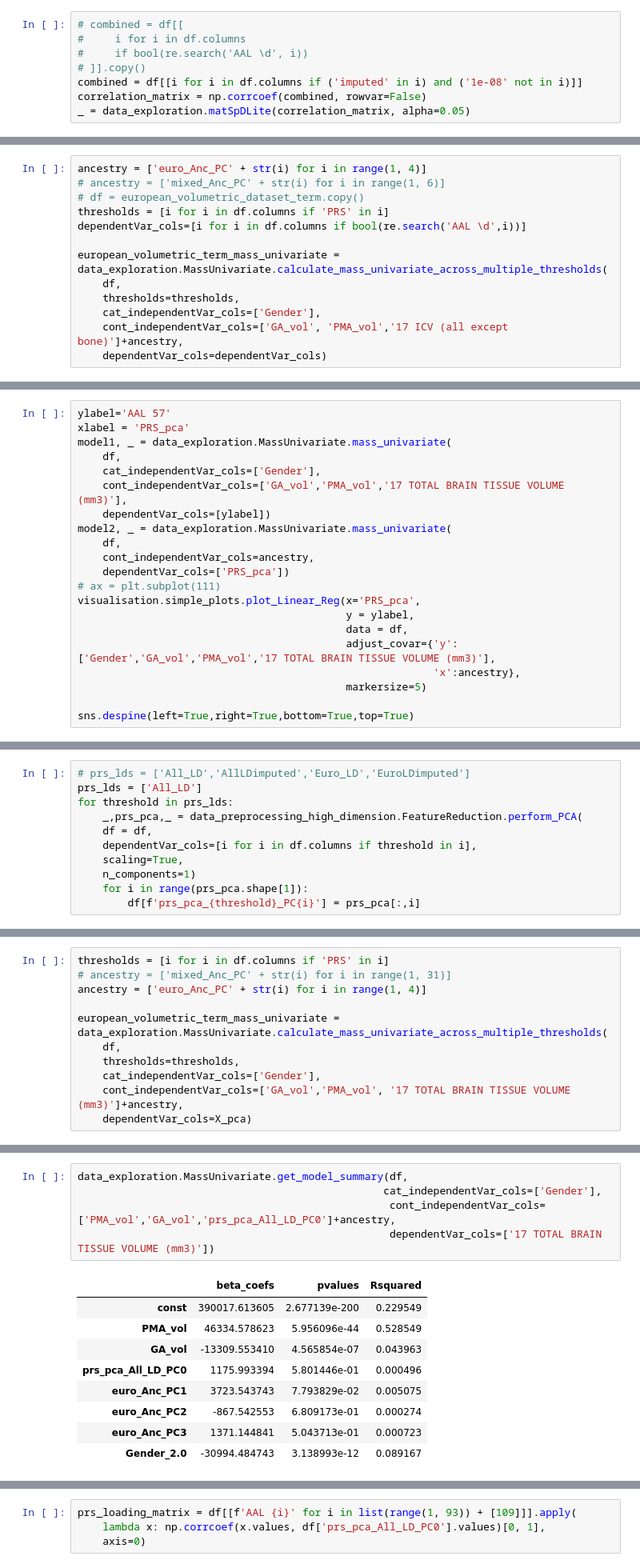
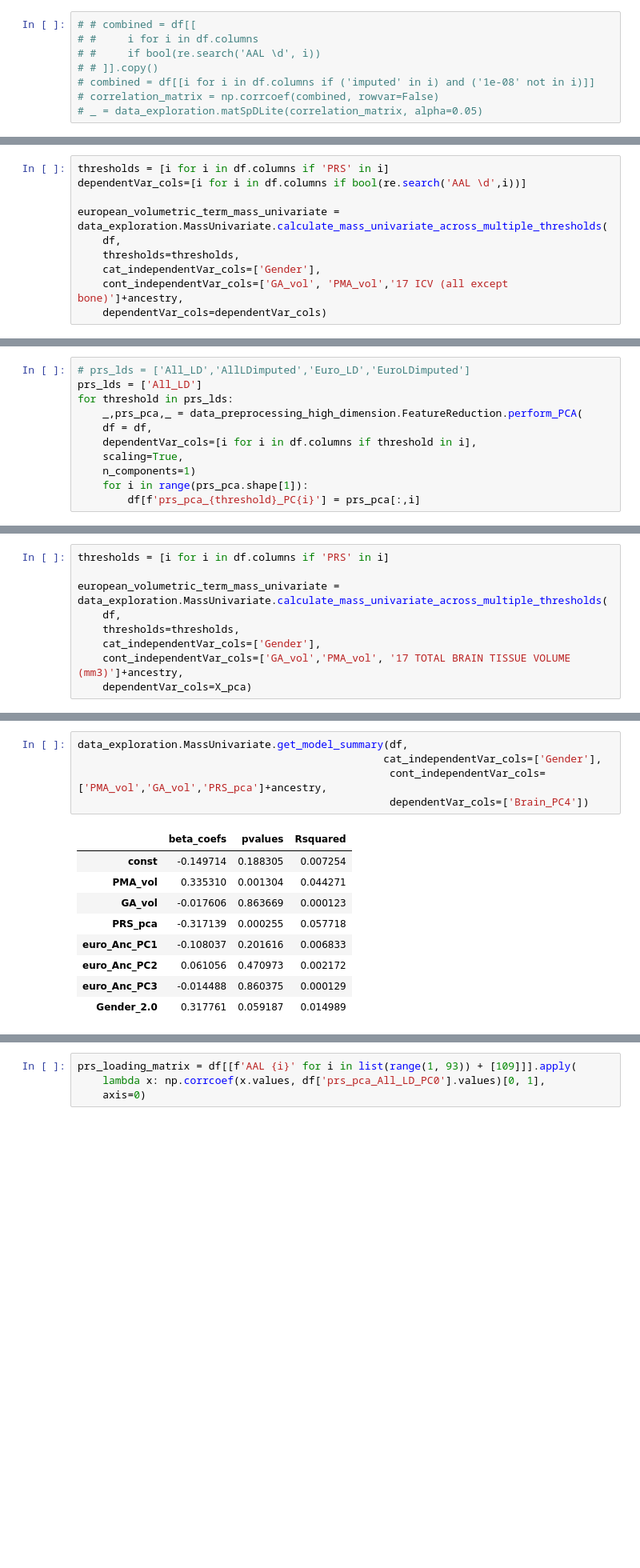
Before and after one commit to lehai-ml/dHCP_genetics, a Jupyter notebook: notebook_results/asd/2_1_ASD_dHCP_volumetric_dataset.ipynb, the cells around one changed output, grey strips where cells are left out. Shown at 80% size. Saved outputs shown, nothing was run; the diff lists cells and outputs as text; blank space fills up the shorter version.

```diff
--- a/notebook_results/asd/2_1_ASD_dHCP_volumetric_dataset.ipynb
+++ b/notebook_results/asd/2_1_ASD_dHCP_volumetric_dataset.ipynb
@@ -102,8 +112,8 @@ df = df.rename(columns={i:i+'_ASD_All_LD' for i in df.columns if 'PRS' in i})
 # %%
-# combined = df[[
-#     i for i in df.columns
-#     if bool(re.search('AAL \d', i))
-# ]].copy()
-combined = df[[i for i in df.columns if ('imputed' in i) and ('1e-08' not in i)]]
-correlation_matrix = np.corrcoef(combined, rowvar=False)
-_ = data_exploration.matSpDLite(correlation_matrix, alpha=0.05)
+# # combined = df[[
+# #     i for i in df.columns
+# #     if bool(re.search('AAL \d', i))
+# # ]].copy()
+# combined = df[[i for i in df.columns if ('imputed' in i) and ('1e-08' not in i)]]
+# correlation_matrix = np.corrcoef(combined, rowvar=False)
+# _ = data_exploration.matSpDLite(correlation_matrix, alpha=0.05)
@@ -114,7 +120,4 @@ The adjusted multiple testing correction p-val is alpha/lower(Meff) = nan
 # %%
-ancestry = ['euro_Anc_PC' + str(i) for i in range(1, 4)]
-# ancestry = ['mixed_Anc_PC' + str(i) for i in range(1, 6)]
-# df = european_volumetric_dataset_term.copy()
 thresholds = [i for i in df.columns if 'PRS' in i]
 dependentVar_cols=[i for i in df.columns if bool(re.search('AAL \d',i))]
 
@@ -140,24 +143,3 @@ european_volumetric_term_mass_univariate.sort_values(by='PRS_pval')
 | 572 | AAL 15 | 3172.320204 | 1.086817e-194 | 30.680831 | 0.170259 | -3.575826 | 9.144295e-01 | ... |
 | 412 | AAL 41 | 517.258993 | 1.608472e-211 | 0.280910 | 0.923812 | -1.126773 | 7.976519e-01 | ... |
 1023 rows × 20 columns
-# %%
-ylabel='AAL 57'
-xlabel = 'PRS_pca'
-model1, _ = data_exploration.MassUnivariate.mass_univariate(
-    df,
-    cat_independentVar_cols=['Gender'],
-    cont_independentVar_cols=['GA_vol','PMA_vol','17 TOTAL BRAIN TISSUE VOLUME (mm3)'],
-    dependentVar_cols=[ylabel])
-model2, _ = data_exploration.MassUnivariate.mass_univariate(
-    df,
-    cont_independentVar_cols=ancestry,
-    dependentVar_cols=['PRS_pca'])
-# ax = plt.subplot(111)
-visualisation.simple_plots.plot_Linear_Reg(x='PRS_pca',
-                                           y = ylabel,
-                                           data = df,
-                                           adjust_covar={'y':['Gender','GA_vol','PMA_vol','17 TOTAL BRAIN TISSUE VOLUME (mm3)'],
-                                                         'x':ancestry},
-                                           markersize=5)
-
-sns.despine(left=True,right=True,bottom=True,top=True)
@@ -189,7 +169,5 @@ pca, X_pca, brain_loading_matrix = data_preprocessing_high_dimension.FeatureRedu
 # %%
 thresholds = [i for i in df.columns if 'PRS' in i]
-# ancestry = ['mixed_Anc_PC' + str(i) for i in range(1, 31)]
-ancestry = ['euro_Anc_PC' + str(i) for i in range(1, 4)]
 
 european_volumetric_term_mass_univariate = data_exploration.MassUnivariate.calculate_mass_univariate_across_multiple_thresholds(
     df,
@@ -278,15 +229,15 @@ df['17 TOTAL BRAIN TISSUE VOLUME (mm3)']
 # %%
 data_exploration.MassUnivariate.get_model_summary(df,
                                                  cat_independentVar_cols=['Gender'],
-                                                  cont_independentVar_cols=['PMA_vol','GA_vol','prs_pca_All_LD_PC0']+ancestry,
-                                                  dependentVar_cols=['17 TOTAL BRAIN TISSUE VOLUME (mm3)'])
+                                                  cont_independentVar_cols=['PMA_vol','GA_vol','PRS_pca']+ancestry,
+                                                  dependentVar_cols=['Brain_PC4'])
 # %% [output]
 |  | beta_coefs | pvalues | Rsquared |
-| const | 390017.613605 | 2.677139e-200 | 0.229549 |
-| PMA_vol | 46334.578623 | 5.956096e-44 | 0.528549 |
-| GA_vol | -13309.553410 | 4.565854e-07 | 0.043963 |
-| prs_pca_All_LD_PC0 | 1175.993394 | 5.801446e-01 | 0.000496 |
-| euro_Anc_PC1 | 3723.543743 | 7.793829e-02 | 0.005075 |
-| euro_Anc_PC2 | -867.542553 | 6.809173e-01 | 0.000274 |
-| euro_Anc_PC3 | 1371.144841 | 5.043713e-01 | 0.000723 |
-| Gender_2.0 | -30994.484743 | 3.138993e-12 | 0.089167 |
+| const | -0.149714 | 0.188305 | 0.007254 |
+| PMA_vol | 0.335310 | 0.001304 | 0.044271 |
+| GA_vol | -0.017606 | 0.863669 | 0.000123 |
+| PRS_pca | -0.317139 | 0.000255 | 0.057718 |
+| euro_Anc_PC1 | -0.108037 | 0.201616 | 0.006833 |
+| euro_Anc_PC2 | 0.061056 | 0.470973 | 0.002172 |
+| euro_Anc_PC3 | -0.014488 | 0.860375 | 0.000129 |
+| Gender_2.0 | 0.317761 | 0.059187 | 0.014989 |
```
Also changed, not shown: parts of 118 cells of this notebook.
